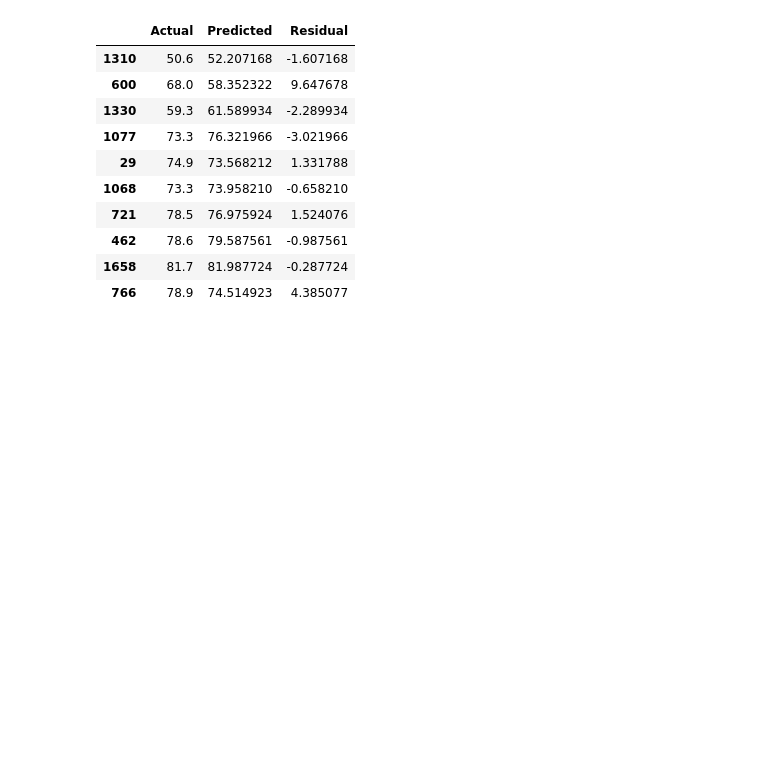
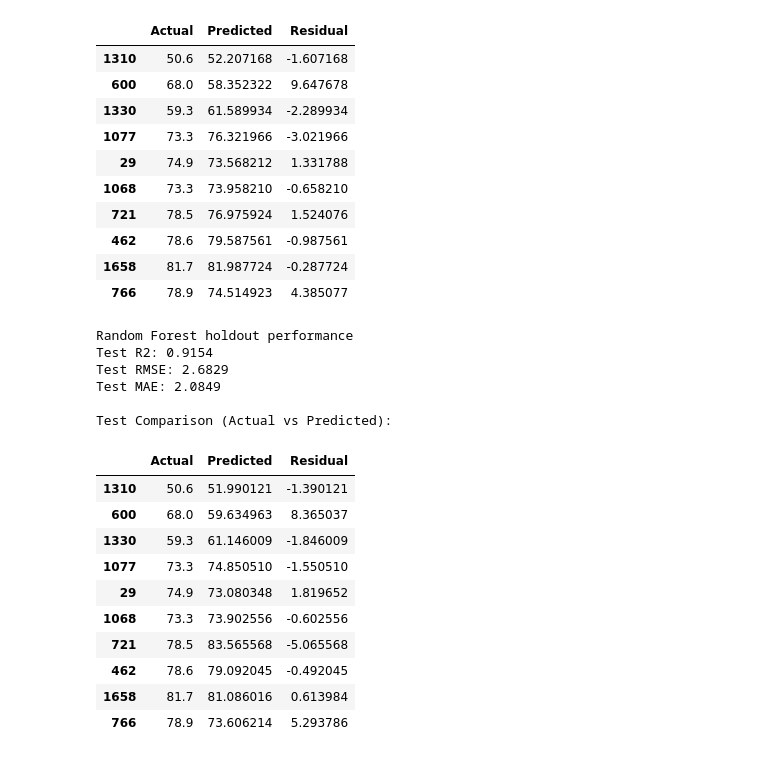
Before and after one commit to khangronky/cosc2753-assignment-1-2026b, a Jupyter notebook: notebook.ipynb, the cells around one changed output. Saved outputs shown, nothing was run; the diff lists cells and outputs as text; code cells hidden in the pictures; blank space fills up the shorter version.

```diff
--- a/notebook.ipynb
+++ b/notebook.ipynb
@@ -965,7 +1052,11 @@ test_comparison.head(10)
 # %%
+import joblib
+
+loaded_svr_model = joblib.load("models/svr.pkl")
+
 svr_result = evaluate_model(
     "SVR",
-    svr_model,
+    loaded_svr_model,
     X_test,
     y_test,
 )
@@ -997,19 +1088,41 @@ Test Comparison (Actual vs Predicted):
 | 1658 | 81.7 | 81.987724 | -0.287724 |
 | 766 | 78.9 | 74.514923 | 4.385077 |
 # %%
+import joblib
+
+loaded_random_forest_model = joblib.load("models/random_forest.pkl")
+
 random_forest_result = evaluate_model(
     "Random Forest",
-    random_forest_model,
+    loaded_random_forest_model,
     X_test_tree,
     y_test,
 )
 
 test_comparison = pd.DataFrame({
     "Actual": y_test,
     "Predicted": random_forest_result["y_pred"],
 })
 test_comparison["Residual"] = test_comparison["Actual"] - test_comparison["Predicted"]
 
 print("\nTest Comparison (Actual vs Predicted):")
 test_comparison.head(10)
+# %% [output]
+Random Forest holdout performance
+Test R2: 0.9154
+Test RMSE: 2.6829
+Test MAE: 2.0849
+
+Test Comparison (Actual vs Predicted):
+|  | Actual | Predicted | Residual |
+| 1310 | 50.6 | 51.990121 | -1.390121 |
+| 600 | 68.0 | 59.634963 | 8.365037 |
+| 1330 | 59.3 | 61.146009 | -1.846009 |
+| 1077 | 73.3 | 74.850510 | -1.550510 |
+| 29 | 74.9 | 73.080348 | 1.819652 |
+| 1068 | 73.3 | 73.902556 | -0.602556 |
+| 721 | 78.5 | 83.565568 | -5.065568 |
+| 462 | 78.6 | 79.092045 | -0.492045 |
+| 1658 | 81.7 | 81.086016 | 0.613984 |
+| 766 | 78.9 | 73.606214 | 5.293786 |
 # %%
```
Also changed, not shown: parts of 12 cells of this notebook, 4 other files.
